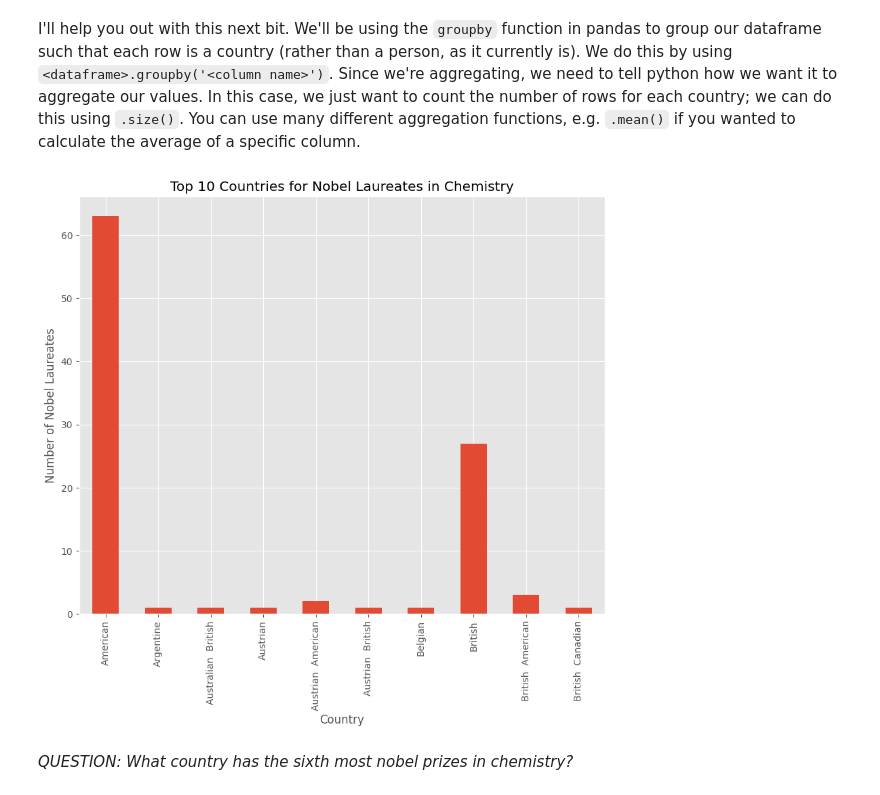
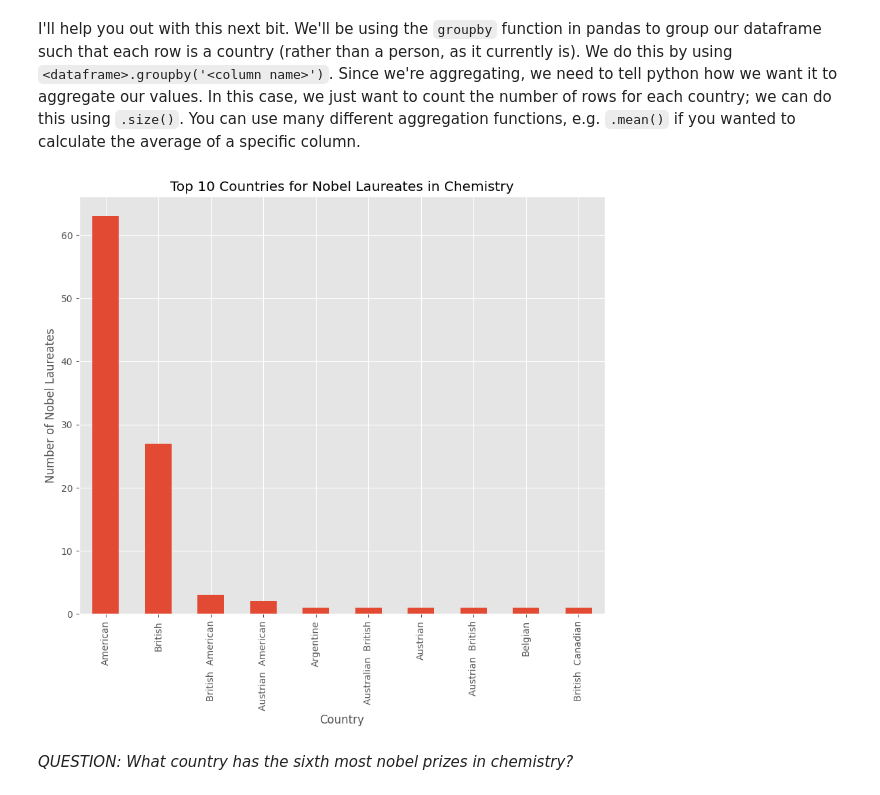
Before and after one commit to jinkim-com/QM2, a Jupyter notebook: Week 2 - Intro to Pandas.ipynb, the cells around one changed output. Drawn from its saved outputs; the diff is of its cells as text; code cells hidden in the pictures.

```diff
--- a/Week 2 - Intro to Pandas.ipynb
+++ b/Week 2 - Intro to Pandas.ipynb
@@ -528,22 +528,23 @@ I'll help you out with this next bit. We'll be using the `groupby` function in p
 # %%
 # create a new dataframe called 'country' in which each row is a country, and the values represent the number of nobel laureates.
 
 country = chem.groupby('Nationality[B]').size()
 
 # now sort it in descending order
 country.sort_values(ascending=False)
 
 # finally, plot the top 10 countries
 top10 = country.head(10)
+top10 = top10.sort_values(ascending=False)
 ax = top10.plot(kind='bar')
 
 ax.set_title('Top 10 Countries for Nobel Laureates in Chemistry')
 ax.set_xlabel('Country')
 ax.set_ylabel('Number of Nobel Laureates');
 
 # We cannot use a graph to plot this as the independent variable (Nationality) is not a numerical value, so I have decided to use a bar chart instead
 # %% [output]
-[figure, old version]
+[figure, new version]
 # %% [markdown]
 *QUESTION: What country has the sixth most nobel prizes in chemistry?*
 # %%
```
Also changed, not shown: parts of 1 cell of this notebook.
